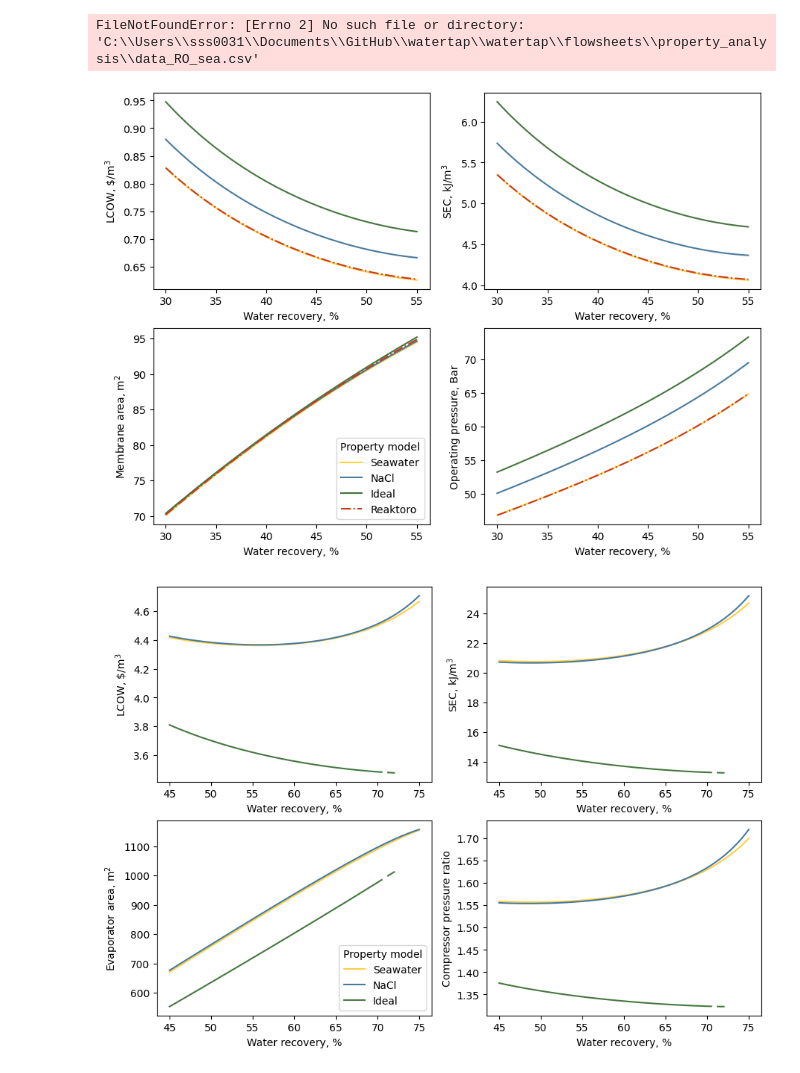
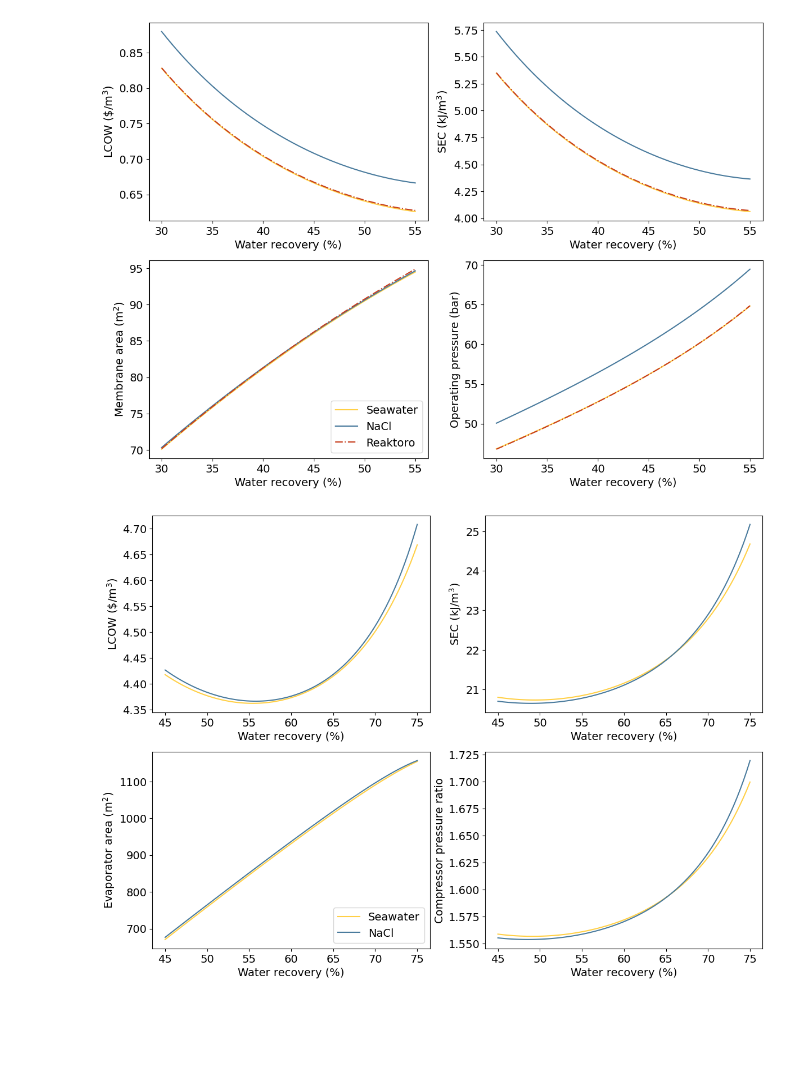
Before and after one commit to savannahsakhai/watertap, a Jupyter notebook: watertap/flowsheets/property_analysis/tech_plots/plotting.ipynb, the cells around one changed output. Drawn from its saved outputs; the diff is of its cells as text; code cells hidden in the pictures; blank space fills up the shorter version.

Commit message:
plotting updates

```diff
--- a/watertap/flowsheets/property_analysis/tech_plots/plotting.ipynb
+++ b/watertap/flowsheets/property_analysis/tech_plots/plotting.ipynb
@@ -16,58 +8,59 @@ please provide us feedback at https://github.com/pandas-dev/pandas/issues/54466
 # %%
-data_RO_seawater = pd.read_csv(r'C:\Users\sss0031\Documents\GitHub\watertap\watertap\flowsheets\property_analysis\data_RO_sea.csv')
-data_RO_nacl = pd.read_csv(r'C:\Users\sss0031\Documents\GitHub\watertap\watertap\flowsheets\property_analysis\data_RO_nacl.csv')
-data_RO_simple = pd.read_csv(r'C:\Users\sss0031\Documents\GitHub\watertap\watertap\flowsheets\property_analysis\data_RO_simple.csv')
-data_RO_reatoro = pd.read_csv(r'C:\Users\sss0031\Documents\GitHub\watertap\watertap\flowsheets\property_analysis\data_RO_reaktoro.csv')
+data_RO_seawater = pd.read_csv(r'C:\Users\sss0031\Documents\GitHub\watertap\watertap\flowsheets\property_analysis\tech_data\data_RO_sea.csv')
+data_RO_nacl = pd.read_csv(r'C:\Users\sss0031\Documents\GitHub\watertap\watertap\flowsheets\property_analysis\tech_data\data_RO_nacl.csv')
+data_RO_simple = pd.read_csv(r'C:\Users\sss0031\Documents\GitHub\watertap\watertap\flowsheets\property_analysis\tech_data\data_RO_simple.csv')
+data_RO_reatoro = pd.read_csv(r'C:\Users\sss0031\Documents\GitHub\watertap\watertap\flowsheets\property_analysis\tech_data\data_RO_reaktoro.csv')
-# %% [output]
-FileNotFoundError: [Errno 2] No such file or directory: 'C:\\Users\\sss0031\\Documents\\GitHub\\watertap\\watertap\\flowsheets\\property_analysis\\data_RO_sea.csv'
 # %%
-data_MVC_seawater = pd.read_csv(r'C:\Users\sss0031\Documents\GitHub\watertap\watertap\flowsheets\property_analysis\data_MVC_sea.csv')
-data_MVC_nacl = pd.read_csv(r'C:\Users\sss0031\Documents\GitHub\watertap\watertap\flowsheets\property_analysis\data_MVC_nacl.csv')
-data_MVC_simple = pd.read_csv(r'C:\Users\sss0031\Documents\GitHub\watertap\watertap\flowsheets\property_analysis\data_MVC_simple.csv')
+data_MVC_seawater = pd.read_csv(r'C:\Users\sss0031\Documents\GitHub\watertap\watertap\flowsheets\property_analysis\tech_data\data_MVC_sea.csv')
+data_MVC_nacl = pd.read_csv(r'C:\Users\sss0031\Documents\GitHub\watertap\watertap\flowsheets\property_analysis\tech_data\data_MVC_nacl.csv')
+data_MVC_simple = pd.read_csv(r'C:\Users\sss0031\Documents\GitHub\watertap\watertap\flowsheets\property_analysis\tech_data\data_MVC_simple.csv')
 # %%
 sea_color = "#FFD046"
 nacl_color = "#4A7B9D"
 simple_color = "#467740"
 reaktoro_color = "#C73E1D"
+# %%
+title_size = 14
+plt.rcParams.update({'font.size': 14})
 # %%
-fig, axs = plt.subplots(ncols=2, nrows=2, figsize=(3.5*3, 2.5*3)) #figsize=(3.5, 2.5)
+fig, axs = plt.subplots(ncols=2, nrows=2, figsize=(3.5*4, 2.5*4)) #figsize=(3.5, 2.5)
 
 axs[0,0].plot(data_RO_seawater['# Water Recovery']*100, data_RO_seawater['LCOW'], color=sea_color)
 axs[0,0].plot(data_RO_nacl['# Water Recovery']*100, data_RO_nacl['LCOW'], color=nacl_color)
-axs[0,0].plot(data_RO_simple['# Water Recovery']*100, data_RO_simple['LCOW'], color=simple_color)
+# axs[0,0].plot(data_RO_simple['# Water Recovery']*100, data_RO_simple['LCOW'], color=simple_color)
 axs[0,0].plot(data_RO_reatoro['# Water Recovery']*100, data_RO_reatoro['LCOW'], "-.", color=reaktoro_color)
-axs[0,0].set_xlabel("Water recovery, %")
-axs[0,0].set_ylabel("LCOW, $\$$/m$^3$")
+axs[0,0].set_xlabel("Water recovery (%)", fontsize=title_size)
+axs[0,0].set_ylabel("LCOW ($\$$/m$^3$)", fontsize=title_size)
 
 axs[0,1].plot(data_RO_seawater['# Water Recovery']*100, data_RO_seawater['SEC'], color=sea_color)
 axs[0,1].plot(data_RO_nacl['# Water Recovery']*100, data_RO_nacl['SEC'], color=nacl_color)
-axs[0,1].plot(data_RO_simple['# Water Recovery']*100, data_RO_simple['SEC'], color=simple_color)
+# axs[0,1].plot(data_RO_simple['# Water Recovery']*100, data_RO_simple['SEC'], color=simple_color)
 axs[0,1].plot(data_RO_reatoro['# Water Recovery']*100, data_RO_reatoro['SEC'], "-.", color=reaktoro_color)
-axs[0,1].set_xlabel("Water recovery, %")
-axs[0,1].set_ylabel("SEC, kJ/m$^{3}$")
+axs[0,1].set_xlabel("Water recovery (%)", fontsize=title_size)
+axs[0,1].set_ylabel("SEC (kJ/m$^{3}$)", fontsize=title_size)
 
 axs[1,0].plot(data_RO_seawater['# Water Recovery']*100, data_RO_seawater['Membrane Area'], color=sea_color)
 axs[1,0].plot(data_RO_nacl['# Water Recovery']*100, data_RO_nacl['Membrane Area'], color=nacl_color)
-axs[1,0].plot(data_RO_simple['# Water Recovery']*100, data_RO_simple['Membrane Area'], color=simple_color)
+# axs[1,0].plot(data_RO_simple['# Water Recovery']*100, data_RO_simple['Membrane Area'], color=simple_color)
 axs[1,0].plot(data_RO_reatoro['# Water Recovery']*100, data_RO_reatoro['Membrane Area'], "-.", color=reaktoro_color)
-axs[1,0].set_xlabel("Water recovery, %")
-axs[1,0].set_ylabel("Membrane area, m$^{2}$")
+axs[1,0].set_xlabel("Water recovery (%)", fontsize=title_size)
+axs[1,0].set_ylabel("Membrane area (m$^{2}$)", fontsize=title_size)
 
 axs[1,1].plot(data_RO_seawater['# Water Recovery']*100, data_RO_seawater['Operating Pressure']/1e5, color=sea_color)
 axs[1,1].plot(data_RO_nacl['# Water Recovery']*100, data_RO_nacl['Operating Pressure']/1e5, color=nacl_color)
-axs[1,1].plot(data_RO_simple['# Water Recovery']*100, data_RO_simple['Operating Pressure']/1e5, color=simple_color)
+# axs[1,1].plot(data_RO_simple['# Water Recovery']*100, data_RO_simple['Operating Pressure']/1e5, color=simple_color)
 axs[1,1].plot(data_RO_reatoro['# Water Recovery']*100, data_RO_reatoro['Operating Pressure']/1e5, "-.", color=reaktoro_color)
 
-axs[1,1].set_xlabel("Water recovery, %")
-axs[1,1].set_ylabel("Operating pressure, Bar")
+axs[1,1].set_xlabel("Water recovery (%)", fontsize=title_size)
+axs[1,1].set_ylabel("Operating pressure (bar)", fontsize=title_size)
 
-axs[1,0].legend(["Seawater","NaCl","Ideal", "Reaktoro"],title="Property model", loc="lower right")
+axs[1,0].legend(["Seawater","NaCl","Reaktoro"], loc="lower right", fontsize=title_size)
 
 fig.savefig("RO_comparison")
 # %% [output]
-[figure, old version]
+[figure, new version]
 # %%
-fig, axs = plt.subplots(ncols=2, nrows=2, figsize=(3.5*3, 2.5*3))
+fig, axs = plt.subplots(ncols=2, nrows=2, figsize=(3.5*4, 2.5*4))
 
 data_MVC_seawater_low = data_MVC_seawater[(data_MVC_seawater["Inlet Salinity"] == 3.500000e-02) ]
 data_MVC_nacl_low = data_MVC_nacl[(data_MVC_nacl["Inlet Salinity"] == 3.500000e-02) ]
@@ -81,44 +74,44 @@ data_MVC_simple_hi = data_MVC_simple[(data_MVC_simple["Inlet Salinity"] == 7.000
 # axs[0,0].plot(data_MVC_nacl_low['# Water Recovery']*100, data_MVC_nacl_low['LCOW'])
 # axs[0,0].plot(data_MVC_simple_low['# Water Recovery']*100, data_MVC_simple_low['LCOW'])
 axs[0,0].plot(data_MVC_seawater_hi['# Water Recovery']*100, data_MVC_seawater_hi['LCOW'], color=sea_color)
 axs[0,0].plot(data_MVC_nacl_hi['# Water Recovery']*100, data_MVC_nacl_hi['LCOW'], color=nacl_color)
-axs[0,0].plot(data_MVC_simple_hi['# Water Recovery']*100, data_MVC_simple_hi['LCOW'], color=simple_color)
+# axs[0,0].plot(data_MVC_simple_hi['# Water Recovery']*100, data_MVC_simple_hi['LCOW'], color=simple_color)
 
-axs[0,0].set_xlabel("Water recovery, %")
-axs[0,0].set_ylabel("LCOW, $\$$/m$^3$")
+axs[0,0].set_xlabel("Water recovery (%)", fontsize=title_size)
+axs[0,0].set_ylabel("LCOW ($\$$/m$^3$)", fontsize=title_size)
 
 # axs[0,1].plot(data_MVC_seawater_low['# Water Recovery']*100, data_MVC_seawater_low['SEC'])
 # axs[0,1].plot(data_MVC_nacl_low['# Water Recovery']*100, data_MVC_nacl_low['SEC'])
 # axs[0,1].plot(data_MVC_simple_low['# Water Recovery']*100, data_MVC_simple_low['SEC'])
 axs[0,1].plot(data_MVC_seawater_hi['# Water Recovery']*100, data_MVC_seawater_hi['SEC'], color=sea_color)
 axs[0,1].plot(data_MVC_nacl_hi['# Water Recovery']*100, data_MVC_nacl_hi['SEC'], color=nacl_color)
-axs[0,1].plot(data_MVC_simple_hi['# Water Recovery']*100, data_MVC_simple_hi['SEC'], color=simple_color)
+# axs[0,1].plot(data_MVC_simple_hi['# Water Recovery']*100, data_MVC_simple_hi['SEC'], color=simple_color)
 
-axs[0,1].set_xlabel("Water recovery, %")
-axs[0,1].set_ylabel("SEC, kJ/m$^{3}$")
+axs[0,1].set_xlabel("Water recovery (%)", fontsize=title_size)
+axs[0,1].set_ylabel("SEC (kJ/m$^{3}$)", fontsize=title_size)
 
 # axs[1,0].plot(data_MVC_seawater_low['# Water Recovery']*100, data_MVC_seawater_low['Evaporator area'])
 # axs[1,0].plot(data_MVC_nacl_low['# Water Recovery']*100, data_MVC_nacl_low['Evaporator area'])
 # axs[1,0].plot(data_MVC_simple_low['# Water Recovery']*100, data_MVC_simple_low['Evaporator area'])
 axs[1,0].plot(data_MVC_seawater_hi['# Water Recovery']*100, data_MVC_seawater_hi['Evaporator area'], color=sea_color)
 axs[1,0].plot(data_MVC_nacl_hi['# Water Recovery']*100, data_MVC_nacl_hi['Evaporator area'], color=nacl_color)
-axs[1,0].plot(data_MVC_simple_hi['# Water Recovery']*100, data_MVC_simple_hi['Evaporator area'], color=simple_color)
+# axs[1,0].plot(data_MVC_simple_hi['# Water Recovery']*100, data_MVC_simple_hi['Evaporator area'], color=simple_color)
 
-axs[1,0].set_xlabel("Water recovery, %")
-axs[1,0].set_ylabel("Evaporator area, m$^{2}$")
+axs[1,0].set_xlabel("Water recovery (%)", fontsize=title_size)
+axs[1,0].set_ylabel("Evaporator area (m$^{2}$)", fontsize=title_size)
 
 # axs[1,1].plot(data_MVC_seawater_low['# Water Recovery']*100, data_MVC_seawater_low['Compressor pressure ratio'])
 # axs[1,1].plot(data_MVC_nacl_low['# Water Recovery']*100, data_MVC_nacl_low['Compressor pressure ratio'])
 # axs[1,1].plot(data_MVC_simple_low['# Water Recovery']*100, data_MVC_simple_low['Compressor pressure ratio'])
 axs[1,1].plot(data_MVC_seawater_hi['# Water Recovery']*100, data_MVC_seawater_hi['Compressor pressure ratio'], color=sea_color)
 axs[1,1].plot(data_MVC_nacl_hi['# Water Recovery']*100, data_MVC_nacl_hi['Compressor pressure ratio'], color=nacl_color)
-axs[1,1].plot(data_MVC_simple_hi['# Water Recovery']*100, data_MVC_simple_hi['Compressor pressure ratio'], color=simple_color)
+# axs[1,1].plot(data_MVC_simple_hi['# Water Recovery']*100, data_MVC_simple_hi['Compressor pressure ratio'], color=simple_color)
 
-axs[1,1].set_xlabel("Water recovery, %")
-axs[1,1].set_ylabel("Compressor pressure ratio")
+axs[1,1].set_xlabel("Water recovery (%)", fontsize=title_size)
+axs[1,1].set_ylabel("Compressor pressure ratio", fontsize=title_size)
 
-axs[1,0].legend(["Seawater","NaCl","Ideal"],title="Property model", loc="lower right")
+axs[1,0].legend(["Seawater","NaCl","Ideal"],loc="lower right",fontsize=title_size)
 
 fig.savefig("MVC_comparison")
 # %% [output]
-[figure, old version]
+[figure, new version]
```
Also changed, not shown: parts of 1 cell of this notebook, 40 other files.
